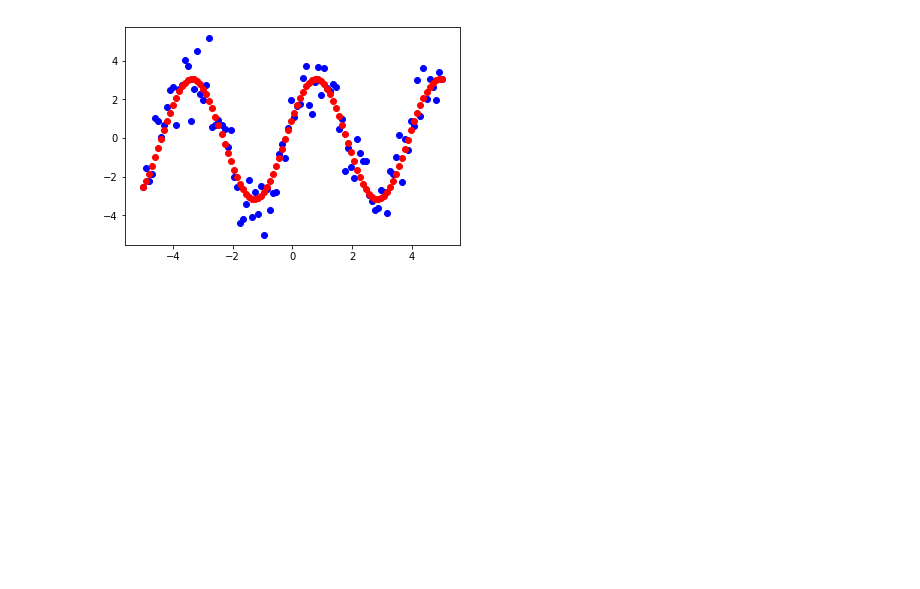
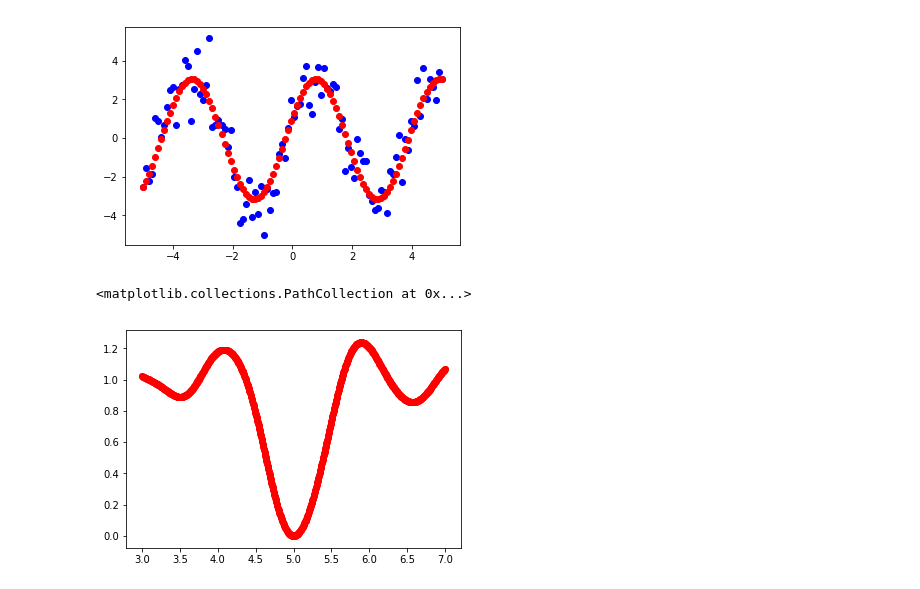
Before and after one commit to Harmonic-Oscillator-hyBrid-fIT/HOBIT, a Jupyter notebook: sin_optimization.ipynb, the cells around one changed output. Drawn from its saved outputs; the diff is of its cells as text; code cells hidden in the pictures; blank space fills up the shorter version.

```diff
--- a/sin_optimization.ipynb
+++ b/sin_optimization.ipynb
@@ -48,15 +47,15 @@ plt.legend(loc='best')
 # %% [markdown]
 Gradient descent
 # %%
-def deriv_error_funct(w, X):
+def deriv_error_funct(w, X, y):
     '''
     The derivative of the error functiion. We use as loss function the MSE
     '''
-    w_deriv = -np.sum(X*np.sin(w*X))
+    w_deriv = 2 * np.mean((np.cos(w*X) - y) * (-np.sin(w*X)) * X)
     return w_deriv
 
-def error_funct(w,X, y):
-    return np.sum((np.cos(w*X)-y))
+def error_funct(w, X, y):
+    return np.mean((np.cos(w*X) - y)**2)
 # %%
 def step(w_init, precision, l_r, X, y, niters= 20):
     '''
@@ -222,3 +225,11 @@ ax.scatter(x_data, y, label= 'predictions', color= 'r')
 # %% [output]
 <matplotlib.collections.PathCollection at 0x...>
 [figure]
+# %%
+omegas = np.linspace(3, 7, 800)
+errors = [error_funct(omega, x_data, y_data) for omega in omegas]
+fig, ax = plt.subplots()
+ax.scatter(omegas, errors, label= 'error', color= 'r')
+# %% [output]
+<matplotlib.collections.PathCollection at 0x...>
+[figure, added]
```
Also changed, not shown: parts of 7 cells of this notebook.
